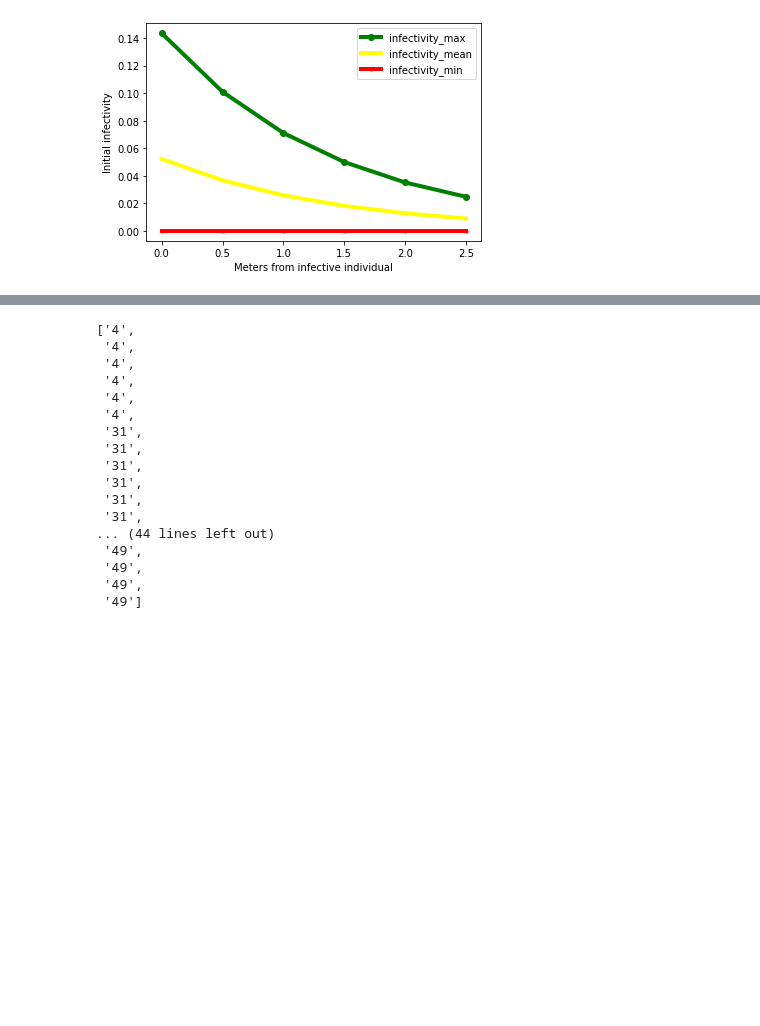
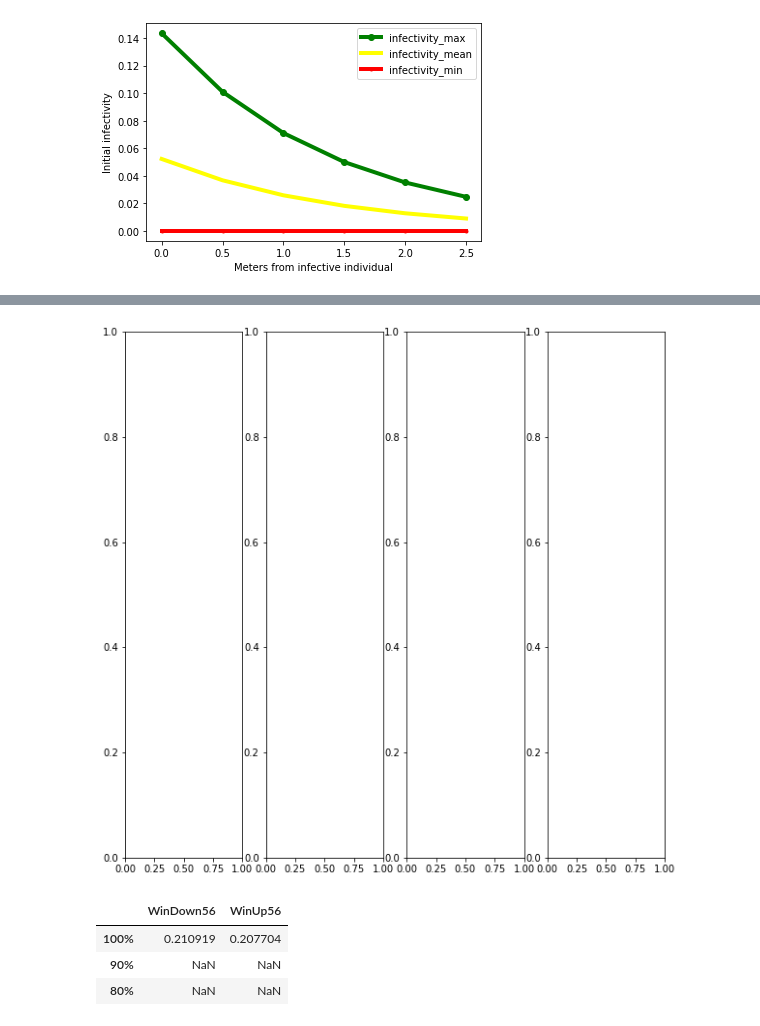
Before and after one commit to SonglingLu/OneRoomABM, a Jupyter notebook: notebooks/paper_functions_viz.ipynb, the cells around one changed output, grey strips where cells are left out. Saved outputs shown, nothing was run; the diff lists cells and outputs as text; code cells hidden in the pictures; blank space fills up the shorter version.

```diff
--- a/notebooks/paper_functions_viz.ipynb
+++ b/notebooks/paper_functions_viz.ipynb
@@ -481,23 +473,8 @@ fig.tight_layout()
-# %%
-initial_array
-# %% [output]
-['4',
- '4',
- '4',
- '4',
- '4',
- '4',
- '31',
- '31',
- '31',
- '31',
- '31',
- '31',
-... (44 lines left out)
- '49',
- '49',
- '49',
- '49']
+# %%
+fig, axs = plt.subplots(1, 4, figsize=(10, 10))
+# plt.tight_layout()
+# %% [output]
+[figure, added]
 # %%
 # BUS
 
@@ -580,3 +529,10 @@ out_df
+# %%
+out_df
+# %% [output]
+|  | WinDown56 | WinUp56 |
+| 100% | 0.210919 | 0.207704 |
+| 90% | NaN | NaN |
+| 80% | NaN | NaN |
 # %%
 
 pd.Series(bus_trip_array[0]).plot.kde()
```
Also changed, not shown: parts of 13 cells of this notebook, 7 other files.
